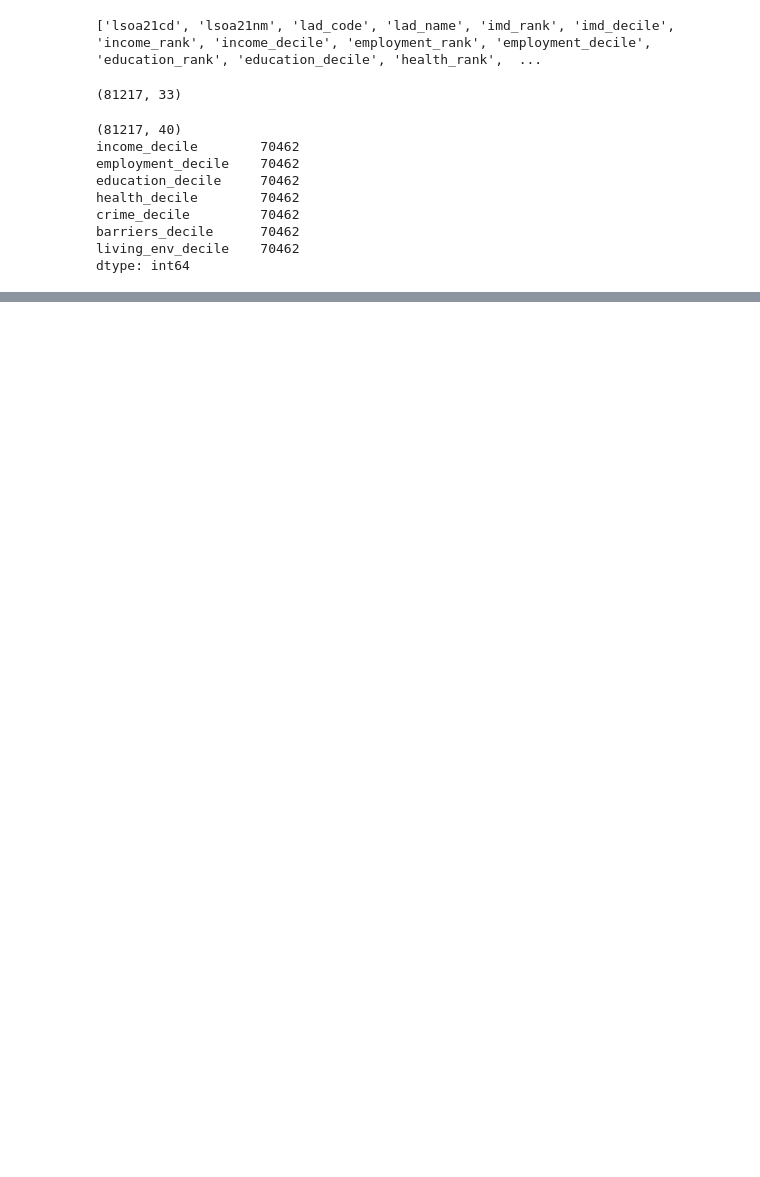
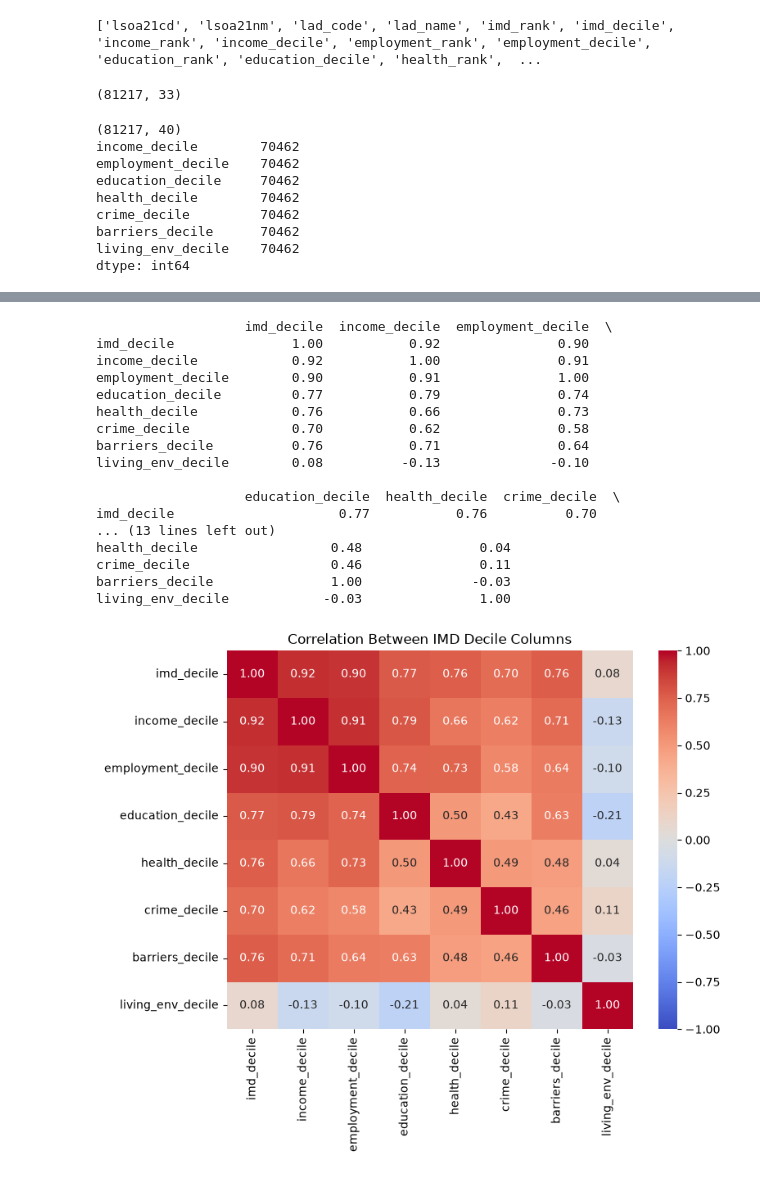
Before and after one commit to hphilpotts/fhrs-london-insights, a Jupyter notebook: notebooks/04_imd_domain_join.ipynb, the cells around one changed output, grey strips where cells are left out. Cells and saved outputs as stored; diff of their text form; code cells hidden in the pictures; blank space fills up the shorter version.

Commit message:
Applied K-W tests to domain deciles, examined domain correlation, identified modelling approach. Seaborn installed. Saved latest DF to disk.

```diff
--- a/notebooks/04_imd_domain_join.ipynb
+++ b/notebooks/04_imd_domain_join.ipynb
@@ -95,0 +100,11 @@ dtype: int64
+# %%
+gradable = df[df["RatingValue"].isin(["0","1","2","3","4","5"]) & df["imd_decile"].notna()].copy()
+
+gradable["rating_int"] = gradable["RatingValue"].astype(int)
+gradable["tier"] = pd.cut(
+    gradable["rating_int"],
+    bins=[-1, 2, 4, 5],
+    labels=["critical", "fail", "pass"],
+)
+
+print(len(gradable)) # should be 63,409 rows
@@ -95,0 +175,40 @@ dtype: int64
+# %%
+# visualise correlation between IMD decile columns:
+
+import seaborn as sns
+import matplotlib.pyplot as plt
+
+decile_cols_all = ["imd_decile"] + list(decile_columns.values())[1:]
+    # main decile & column names from earlier dict
+
+correlation_matrix = gradable[decile_cols_all].corr()
+
+# text output:
+print(correlation_matrix.round(2))
+
+# heatmap output:
+plt.figure(figsize=(8, 6))
+sns.heatmap(correlation_matrix, annot=True, cmap="coolwarm", vmin=-1, vmax=1, fmt=".2f")
+    # vmin and vmax prevent seaborn auto-scaling colour range
+    # i.e. showing 0.3 has 'hot' red, just if it happens to be the strongest
+plt.title("Correlation Between IMD Decile Columns")
+plt.show()
+# %% [output]
+                   imd_decile  income_decile  employment_decile  \
+imd_decile               1.00           0.92               0.90
+income_decile            0.92           1.00               0.91
+employment_decile        0.90           0.91               1.00
+education_decile         0.77           0.79               0.74
+health_decile            0.76           0.66               0.73
+crime_decile             0.70           0.62               0.58
+barriers_decile          0.76           0.71               0.64
+living_env_decile        0.08          -0.13              -0.10
+
+                   education_decile  health_decile  crime_decile  \
+imd_decile                     0.77           0.76          0.70
+... (13 lines left out)
+health_decile                 0.48               0.04
+crime_decile                  0.46               0.11
+barriers_decile               1.00              -0.03
+living_env_decile            -0.03               1.00
+[figure, added]
```
Also changed, not shown: parts of 15 cells of this notebook, 2 other files.
